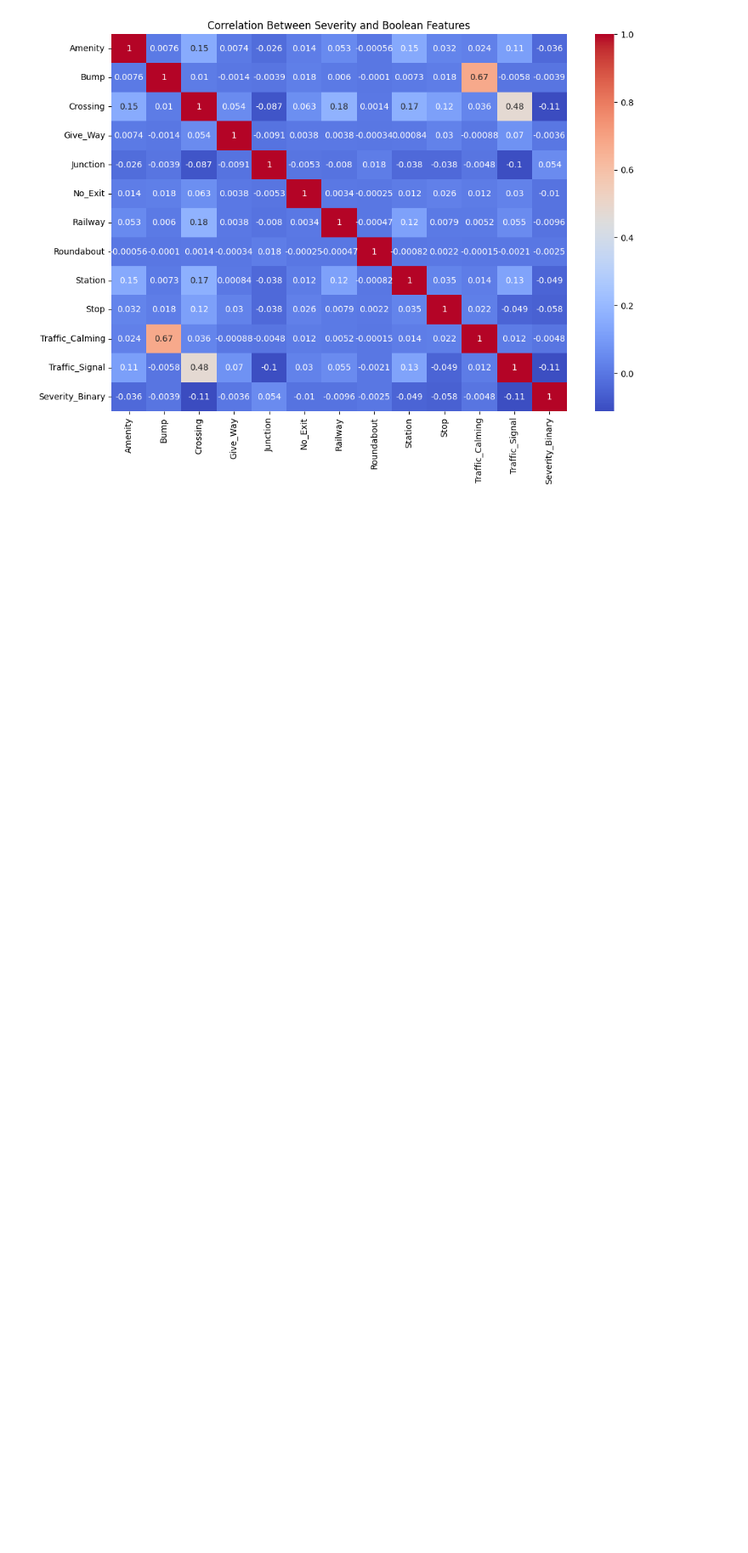
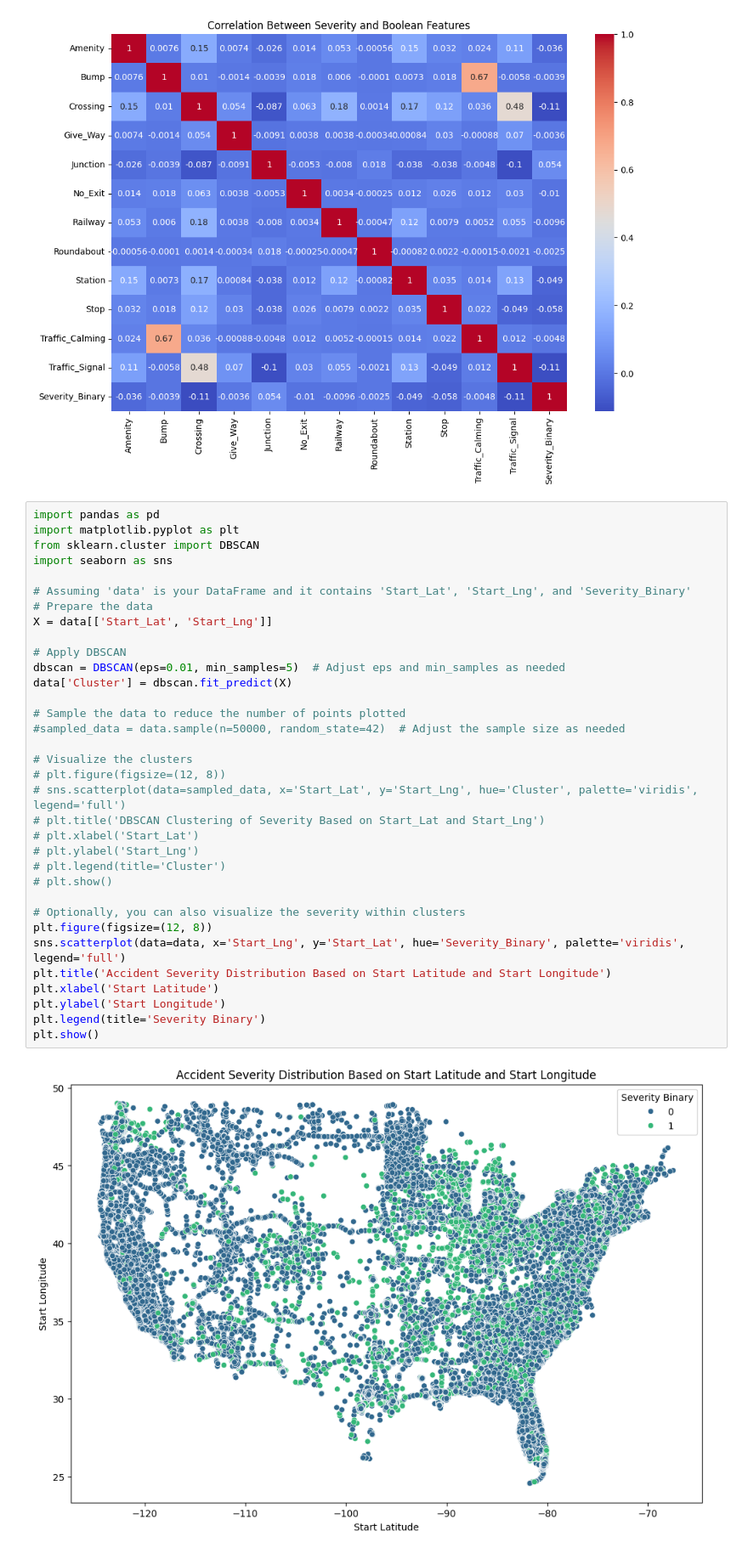
Before and after one commit to fuentesa02/MLFinalProject, a Jupyter notebook: Accidents.ipynb, the cells around one changed output. Shown at 85% size. Cells and saved outputs as stored; diff of their text form; blank space fills up the shorter version.

```diff
--- a/Accidents.ipynb
+++ b/Accidents.ipynb
@@ -538,3 +727,39 @@ plt.title("Correlation Between Severity and Boolean Features")
 plt.show()
 # %% [output]
 [figure]
+# %%
+import pandas as pd
+import matplotlib.pyplot as plt
+from sklearn.cluster import DBSCAN
+import seaborn as sns
+
+# Assuming 'data' is your DataFrame and it contains 'Start_Lat', 'Start_Lng', and 'Severity_Binary'
+# Prepare the data
+X = data[['Start_Lat', 'Start_Lng']]
+
+# Apply DBSCAN
+dbscan = DBSCAN(eps=0.01, min_samples=5)  # Adjust eps and min_samples as needed
+data['Cluster'] = dbscan.fit_predict(X)
+
+# Sample the data to reduce the number of points plotted
+#sampled_data = data.sample(n=50000, random_state=42)  # Adjust the sample size as needed
+
+# Visualize the clusters
+# plt.figure(figsize=(12, 8))
+# sns.scatterplot(data=sampled_data, x='Start_Lat', y='Start_Lng', hue='Cluster', palette='viridis', legend='full')
+# plt.title('DBSCAN Clustering of Severity Based on Start_Lat and Start_Lng')
+# plt.xlabel('Start_Lat')
+# plt.ylabel('Start_Lng')
+# plt.legend(title='Cluster')
+# plt.show()
+
+# Optionally, you can also visualize the severity within clusters
+plt.figure(figsize=(12, 8))
+sns.scatterplot(data=data, x='Start_Lng', y='Start_Lat', hue='Severity_Binary', palette='viridis', legend='full')
+plt.title('Accident Severity Distribution Based on Start Latitude and Start Longitude')
+plt.xlabel('Start Latitude')
+plt.ylabel('Start Longitude')
+plt.legend(title='Severity Binary')
+plt.show()
+# %% [output]
+[figure, added]
```
Also changed, not shown: parts of 55 cells of this notebook.
